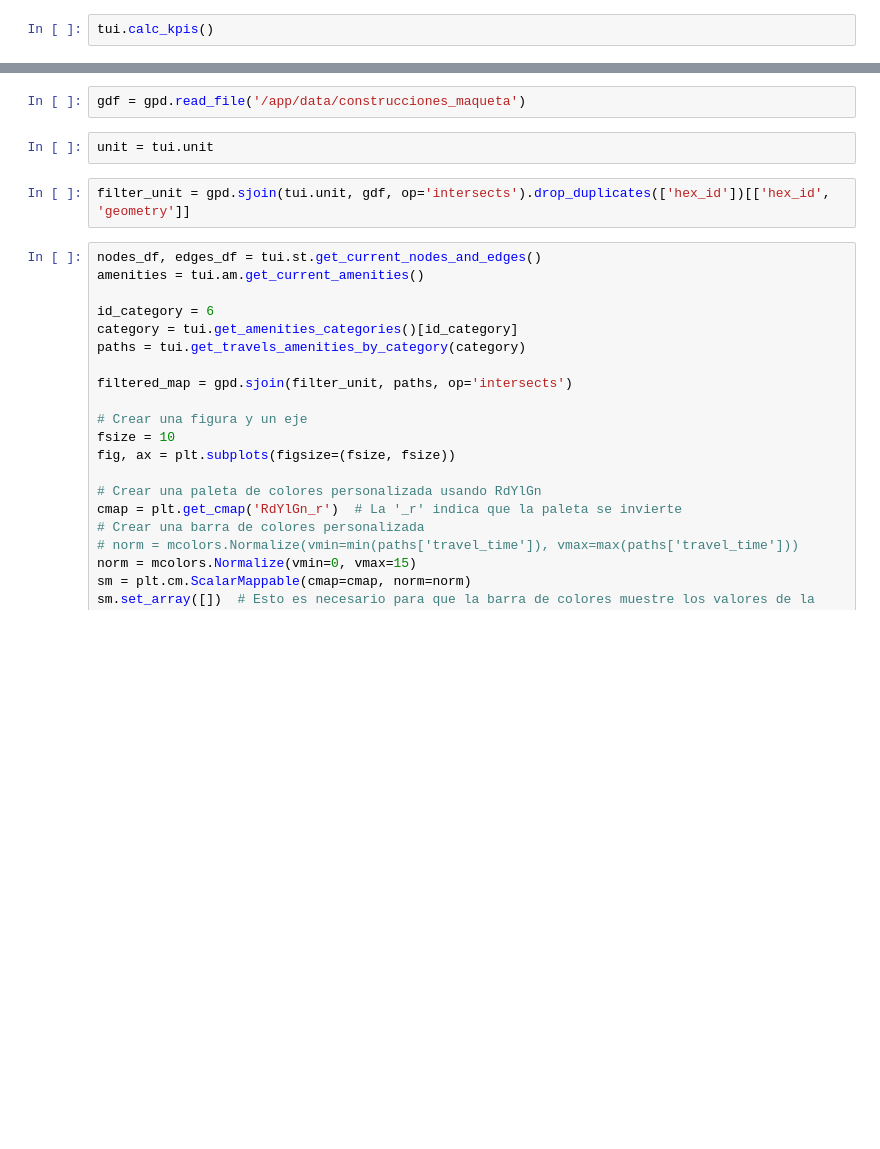
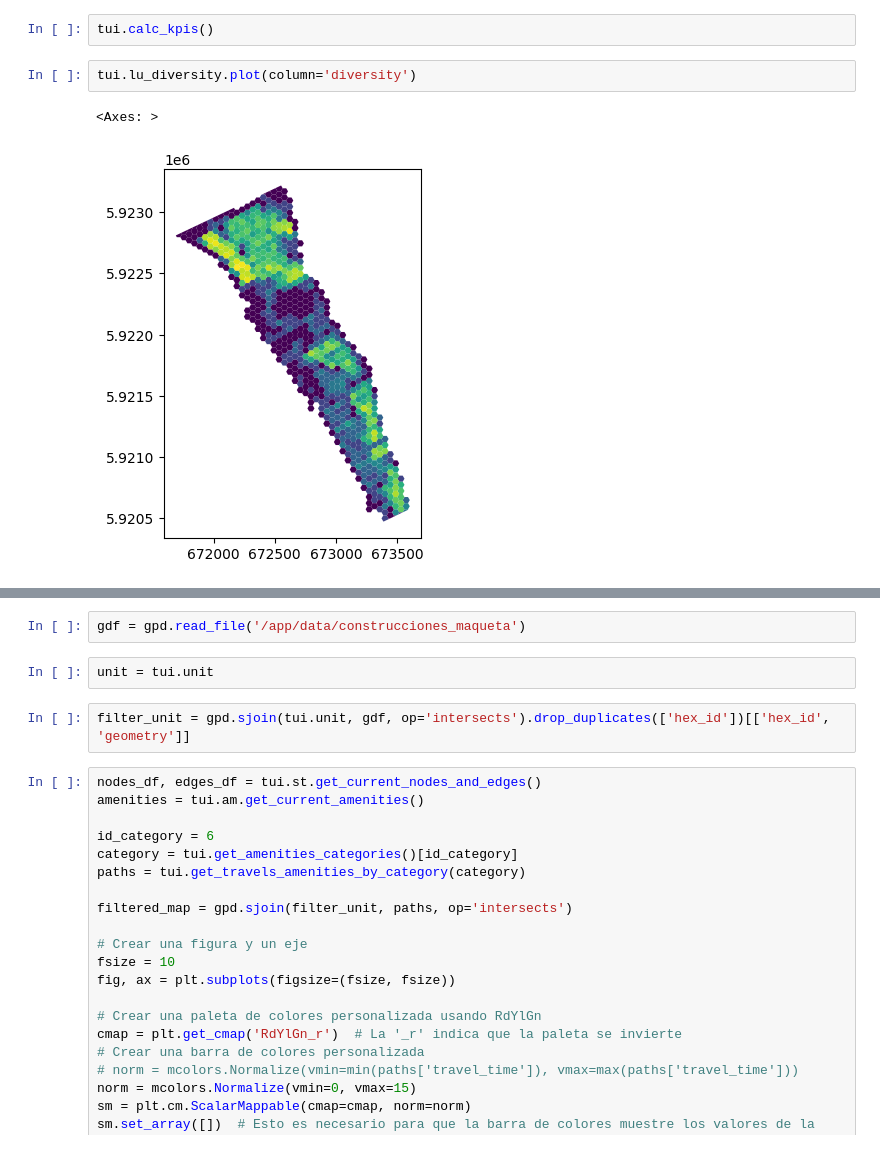
Before and after one commit to diegoalrv/clbb-io, a Jupyter notebook: notebooks/table.ipynb, the cells around one changed output, grey strips where cells are left out. Drawn from its saved outputs; the diff is of its cells as text; blank space fills up the shorter version.

```diff
--- a/notebooks/table.ipynb
+++ b/notebooks/table.ipynb
@@ -289,2 +347,7 @@ Range graph removed 79532 edges of 159064
 # %%
 tui.calc_kpis()
+# %%
+tui.lu_diversity.plot(column='diversity')
+# %% [output]
+<Axes: >
+[figure, added]
```
Also changed, not shown: parts of 4 cells of this notebook, 6 other files.
